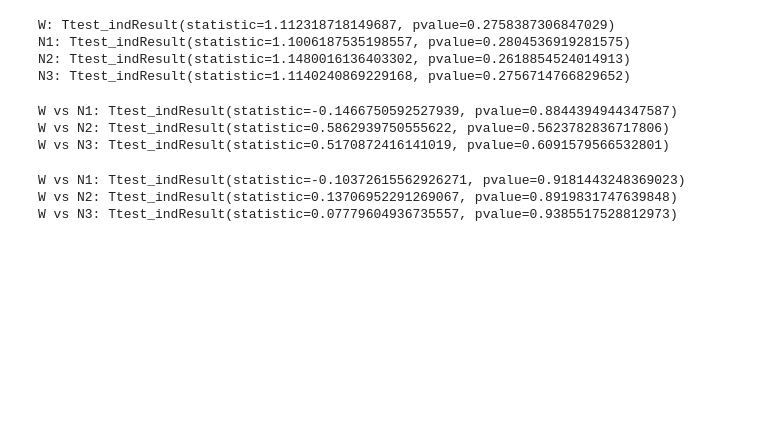
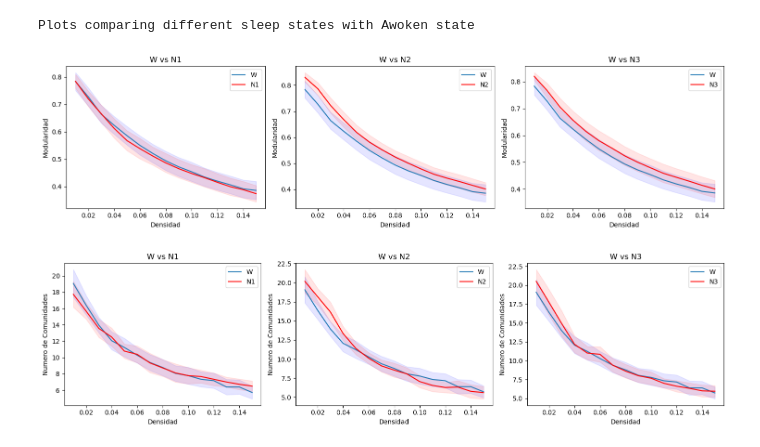
Before and after one commit to Nesterov-iurii/DMCyT, a Jupyter notebook: TP2.ipynb, the cells around one changed output. Saved outputs shown, nothing was run; the diff lists cells and outputs as text; code cells hidden in the pictures; blank space fills up the shorter version.

```diff
--- a/TP2.ipynb
+++ b/TP2.ipynb
@@ -29,7 +29,7 @@ class Experiment():
     def get_estadio_data(self,
                         algo: Literal['louvain', 'girvan', 'lpa'],
                         measurement: Literal['modularity', 'NC'],
-                        estadio: Literal['W', 'N1', 'N2', 'N3']) -> np.ndarray:
+                        estadio: Literal['W', 'N1', 'N2', 'N3', 'ER']) -> np.ndarray:
         res = []
         for k, v in self._data[algo][measurement].items():
             if k.startswith(estadio):
@@ -99,8 +96,9 @@ def reset_avg(estadio_avg_graph: Dict[str, np.ndarray], cnt_by_estadio: Dict[str
 # %%
 %%time
 
-densities = np.linspace(0.005, 0.15, num=15)
+densities = np.linspace(0.01, 0.15, num=15)
 experiments = [Experiment(d) for d in densities]
+algorithms = ['louvain', 'girvan', 'lpa']
 estadio_avg_graph = {
     'W': np.zeros((116, 116)),
     'N1': np.zeros((116, 116)),
@@ -124,19 +122,16 @@ for i, d in enumerate(densities):
                 estadio_avg_graph[k] += adjmat
                 cnt_by_estadio[k] += 1
         G = graph_factory(adjmat)
-        run_louvain(G, f, exp)
-        run_girvan(G, f, exp)
-        run_lpa(G, f, exp)
+        for algo in algorithms:
+            run_community_detection(G, f, exp, algo)
     for k in estadio_avg_graph:
         adjmat = estadio_avg_graph[k]/cnt_by_estadio[k]
         G = graph_factory(adjmat)
-        run_louvain(G, f'avg_{k}', exp)
-        run_girvan(G, f'avg_{k}', exp)
-        run_lpa(G, f'avg_{k}', exp)
+        for algo in algorithms:
+            run_community_detection(G, f'avg_{k}', exp, algo)
     for cnt in range(18):
         ERG = nx.erdos_renyi_graph(n=116, p=d, seed=random.randint(0,1000000), directed=False)
-        run_louvain(ERG, f'ER_{cnt}', exp)
-        run_girvan(ERG, f'ER_{cnt}', exp)
-        run_lpa(ERG, f'ER_{cnt}', exp)
+        for algo in algorithms:
+            run_community_detection(ERG, f'ER_{cnt}', exp, algo)
     reset_avg(estadio_avg_graph, cnt_by_estadio)
 # %% [output]
@@ -284,38 +221,18 @@ fdrcorrection(pvals, alpha=0.05, method='indep', is_sorted=False)
-# %%
-QT_W = [np.mean(x) for x in Qs['W']]
-QT_N1 = [np.mean(x) for x in Qs['N1']]
-QT_N2 = [np.mean(x) for x in Qs['N2']]
-QT_N3 = [np.mean(x) for x in Qs['N3']]
-QT_ER = [np.mean(x) for x in Qs['ER']]
-
-NCT_W = [np.mean(x) for x in NCs['W']]
-NCT_N1 = [np.mean(x) for x in NCs['N1']]
-NCT_N2 = [np.mean(x) for x in NCs['N2']]
-NCT_N3 = [np.mean(x) for x in NCs['N3']]
-NCT_ER = [np.mean(x) for x in NCs['ER']]
-
-print(f'W: {ttest_ind(NCT_W, NCT_ER, equal_var=False)}')
-print(f'N1: {ttest_ind(NCT_N1, NCT_ER, equal_var=False)}')
-print(f'N2: {ttest_ind(NCT_N2, NCT_ER, equal_var=False)}')
-print(f'N3: {ttest_ind(NCT_N3, NCT_ER, equal_var=False)}')
-# %% [output]
-W: Ttest_indResult(statistic=1.112318718149687, pvalue=0.2758387306847029)
-N1: Ttest_indResult(statistic=1.1006187535198557, pvalue=0.2804536919281575)
-N2: Ttest_indResult(statistic=1.1480016136403302, pvalue=0.2618854524014913)
-N3: Ttest_indResult(statistic=1.1140240869229168, pvalue=0.2756714766829652)
-# %%
-print(f'W vs N1: {ttest_ind(QT_N1, QT_W, equal_var=False)}')
-print(f'W vs N2: {ttest_ind(QT_N2, QT_W, equal_var=False)}')
-print(f'W vs N3: {ttest_ind(QT_N3, QT_W, equal_var=False)}')
-# %% [output]
-W vs N1: Ttest_indResult(statistic=-0.1466750592527939, pvalue=0.8844394944347587)
-W vs N2: Ttest_indResult(statistic=0.5862939750555622, pvalue=0.5623782836717806)
-W vs N3: Ttest_indResult(statistic=0.5170872416141019, pvalue=0.6091579566532801)
-# %%
-print(f'W vs N1: {ttest_ind(NCT_N1, NCT_W, equal_var=False)}')
-print(f'W vs N2: {ttest_ind(NCT_N2, NCT_W, equal_var=False)}')
-print(f'W vs N3: {ttest_ind(NCT_N3, NCT_W, equal_var=False)}')
-# %% [output]
-W vs N1: Ttest_indResult(statistic=-0.10372615562926271, pvalue=0.9181443248369023)
-W vs N2: Ttest_indResult(statistic=0.13706952291269067, pvalue=0.8919831747639848)
-W vs N3: Ttest_indResult(statistic=0.07779604936735557, pvalue=0.9385517528812973)
+# %%
+print('Plots comparing different sleep states with Awoken state')
+comparaciones = [('W','N1'),('W','N2'),('W','N3')]
+plot_experimental_comparison(comparations=comparaciones,
+                             densities=densities,
+                             averages=Qavgs,
+                             std_errors=QCIs,
+                             name='Modularidad')
+
+plot_experimental_comparison(comparations=comparaciones,
+                             densities=densities,
+                             averages=NCavgs,
+                             std_errors=NCCIs,
+                             name='Numero de Comunidades')
+# %% [output]
+Plots comparing different sleep states with Awoken state
+[figure, added]
+[figure, added]
```
Also changed, not shown: parts of 40 cells of this notebook.
